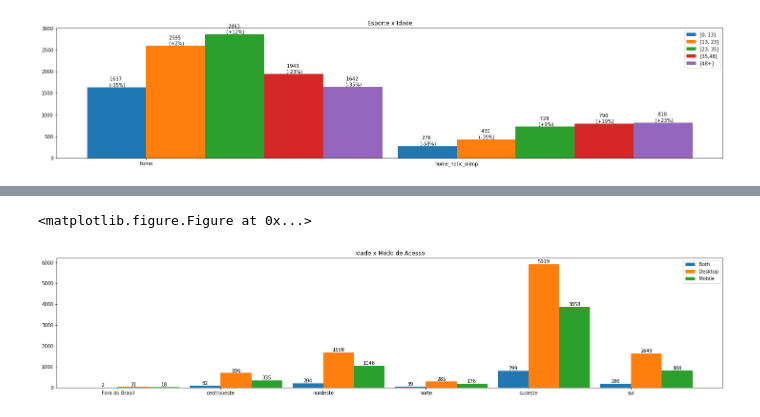
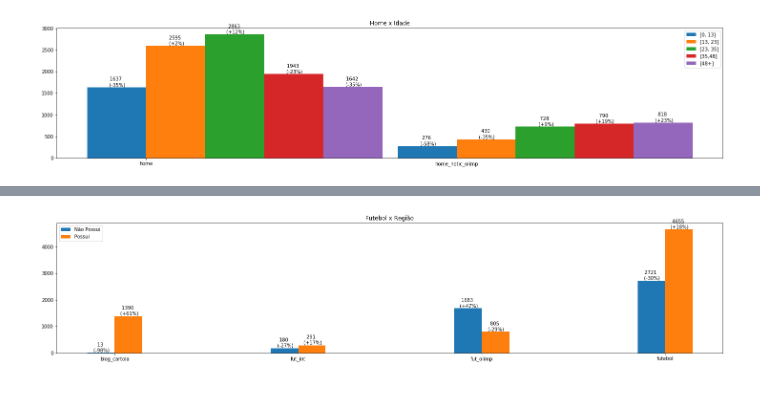
Before and after one commit to SelecaoGlobocom/GloboEsporte, a Jupyter notebook: Notebook/notebook.ipynb, the cells around one changed output, grey strips where cells are left out. Drawn from its saved outputs; the diff is of its cells as text; code cells hidden in the pictures.

```diff
--- a/Notebook/notebook.ipynb
+++ b/Notebook/notebook.ipynb
@@ -69,6 +73,10 @@ for p in ax.patches:
     ax.annotate(int(p.get_height()), (p.get_x() * 1.005, p.get_height() * 1.005))
 
 fig, axes = plt.subplots(nrows=1, ncols=3)
+
+data_frame['cartola'] = data_frame['cartola'].map({0: 'Não Possui', 1: 'Possui'})
+data_frame['cartola_pro'] = data_frame['cartola_pro'].map({0: 'Não Possui', 1: 'Possui'})
+
 data_frame['tipo'].value_counts().plot(kind='bar', figsize=(25, 5), ax=axes[0], title='Tipo x Quantidade')
 data_frame['cartola'].value_counts().plot(kind='bar', figsize=(25, 5), ax=axes[1], title='Cartola x Quantidade')
 data_frame['cartola_pro'].value_counts().plot(kind='bar', figsize=(25, 5), ax=axes[2], title='Cartola Pro x Quantidade')
@@ -544,10 +651,10 @@ df_uf['regiao'].value_counts().plot(kind='bar', figsize=(25, 5))
 # %%
-plt.figure()
-bar_chart = SingleColumnBarChartByClass.SingleColumnBarChartByClass(plt, rows=1, columns=1, x_size=25, y_size=5)
+time_spent_in_soccer = data_frame[['fut_olimp', 'futebol', 'fut_int', 'blog_cartola']].mean()
 
-bar_chart.set_attribute_values(df_uf.regiao) \
-         .set_class_values(df_uf.device_preference) \
-         .plot_chart('Idade x Modo de Acesso', 0, 0)
+bar_chart = MultipleColumnsBarChartByClass.MultipleColumnsBarChartByClass(plt, data_frame=data_frame, rows=1, columns=1, x_size=25, y_size=5)
+
+bar_chart.set_attribute_values(['fut_olimp', 'futebol', 'fut_int', 'blog_cartola']) \
+         .set_class_values(data_frame.cartola) \
+         .plot_chart('Futebol x Região', 0, 0, bar_width=0.15, column='cartola', avg_values=time_spent_in_soccer)
 # %% [output]
-<matplotlib.figure.Figure at 0x...>
-[figure, old version]
+[figure, new version]
```
Also changed, not shown: parts of 35 cells of this notebook.
